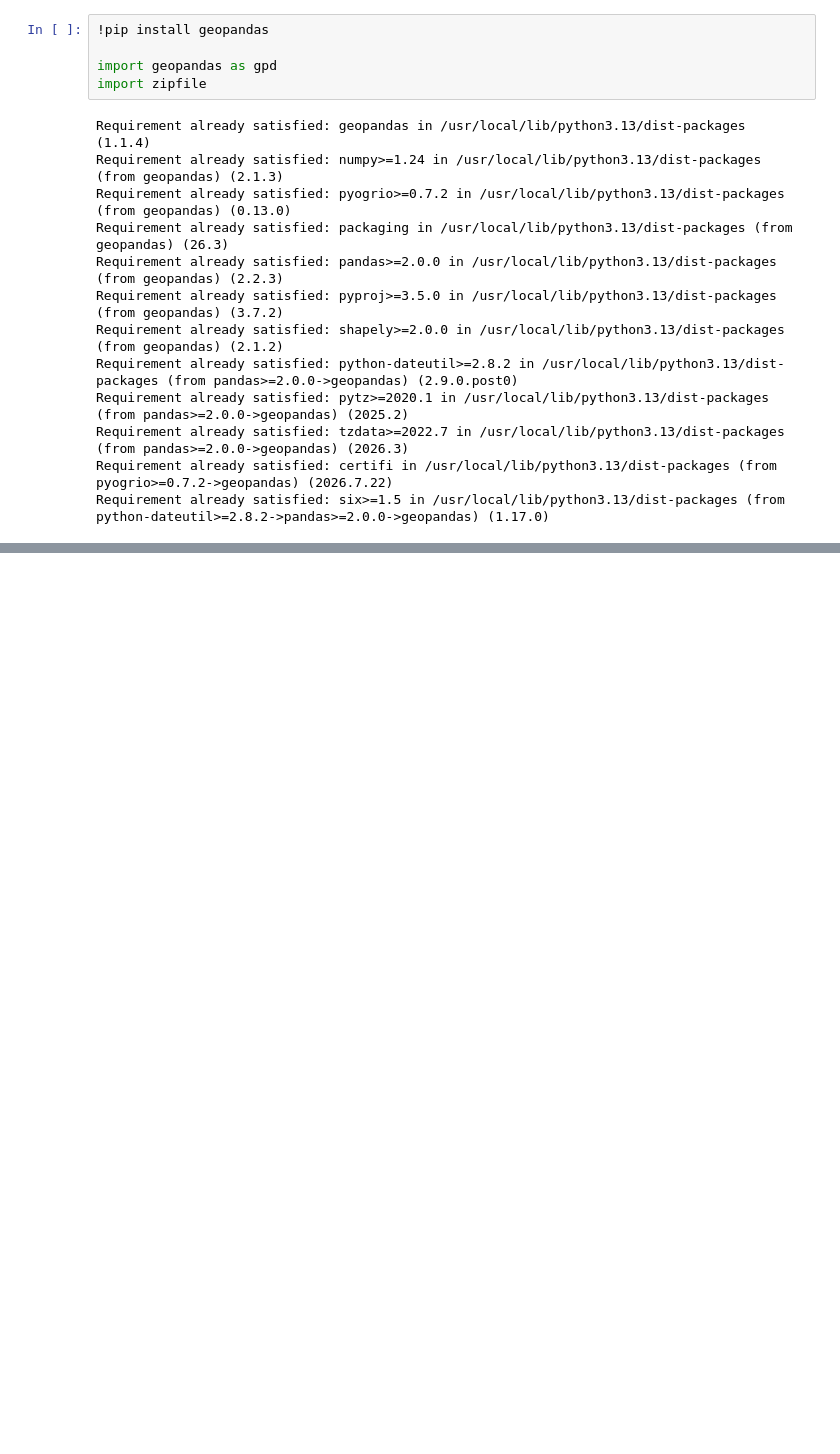
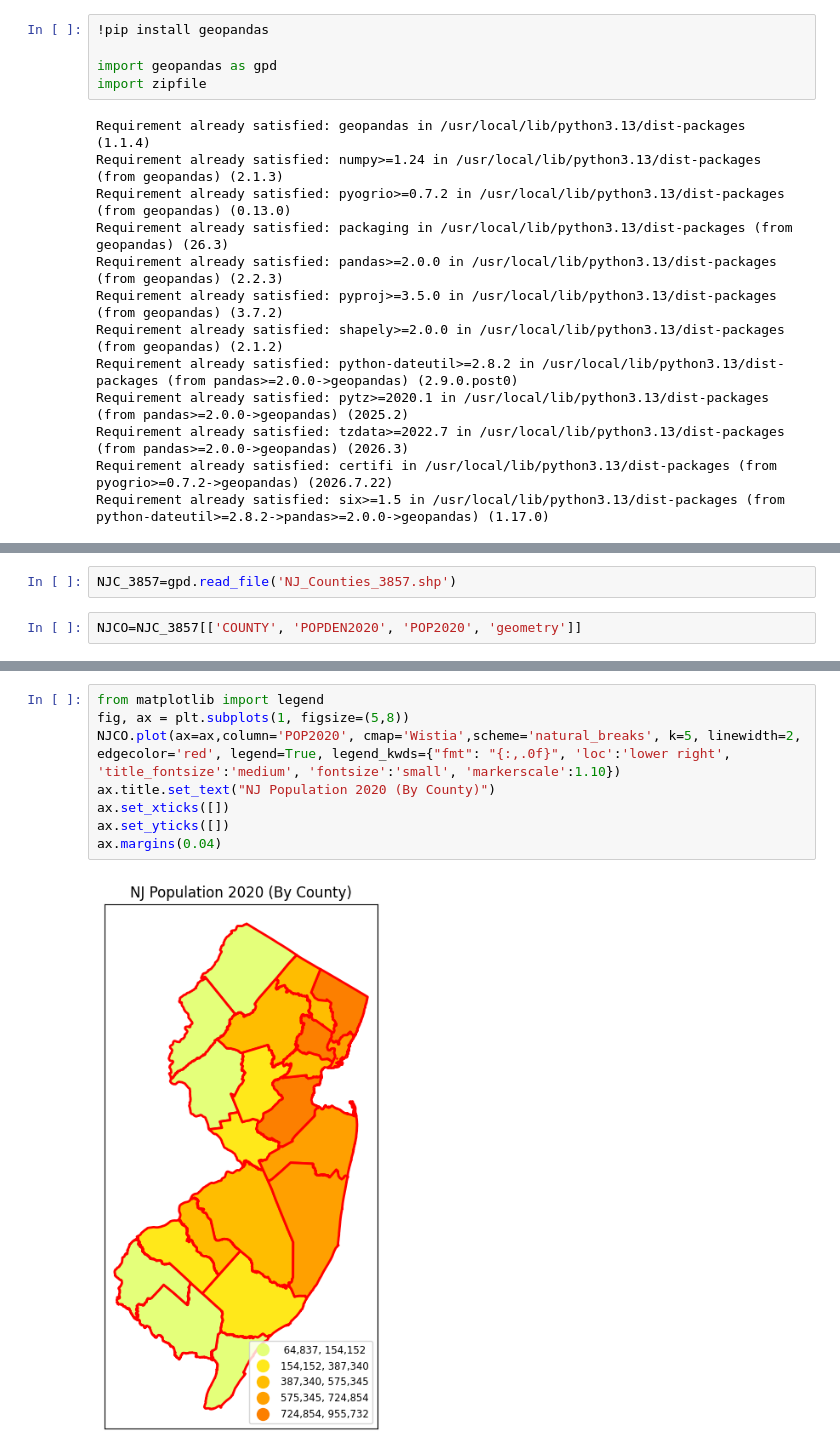
Before and after one commit to Anjanique-Knight/AjGIS, a Jupyter notebook: AffordableHousingNJCounties.ipynb, the cells around one changed output, grey strips where cells are left out. Saved outputs shown, nothing was run; the diff lists cells and outputs as text; blank space fills up the shorter version.

```diff
--- a/AffordableHousingNJCounties.ipynb
+++ b/AffordableHousingNJCounties.ipynb
@@ -126,0 +167,4 @@ cb_2025_us_county_500k.plot(
+# %%
+NJC_3857=gpd.read_file('NJ_Counties_3857.shp')
+# %%
+NJCO=NJC_3857[['COUNTY', 'POPDEN2020', 'POP2020', 'geometry']]
@@ -126,0 +244,10 @@ cb_2025_us_county_500k.plot(
+# %%
+from matplotlib import legend
+fig, ax = plt.subplots(1, figsize=(5,8))
+NJCO.plot(ax=ax,column='POP2020', cmap='Wistia',scheme='natural_breaks', k=5, linewidth=2, edgecolor='red', legend=True, legend_kwds={"fmt": "{:,.0f}", 'loc':'lower right', 'title_fontsize':'medium', 'fontsize':'small', 'markerscale':1.10})
+ax.title.set_text("NJ Population 2020 (By County)")
+ax.set_xticks([])
+ax.set_yticks([])
+ax.margins(0.04)
+# %% [output]
+[figure, added]
```
Also changed, not shown: parts of 19 cells of this notebook.
